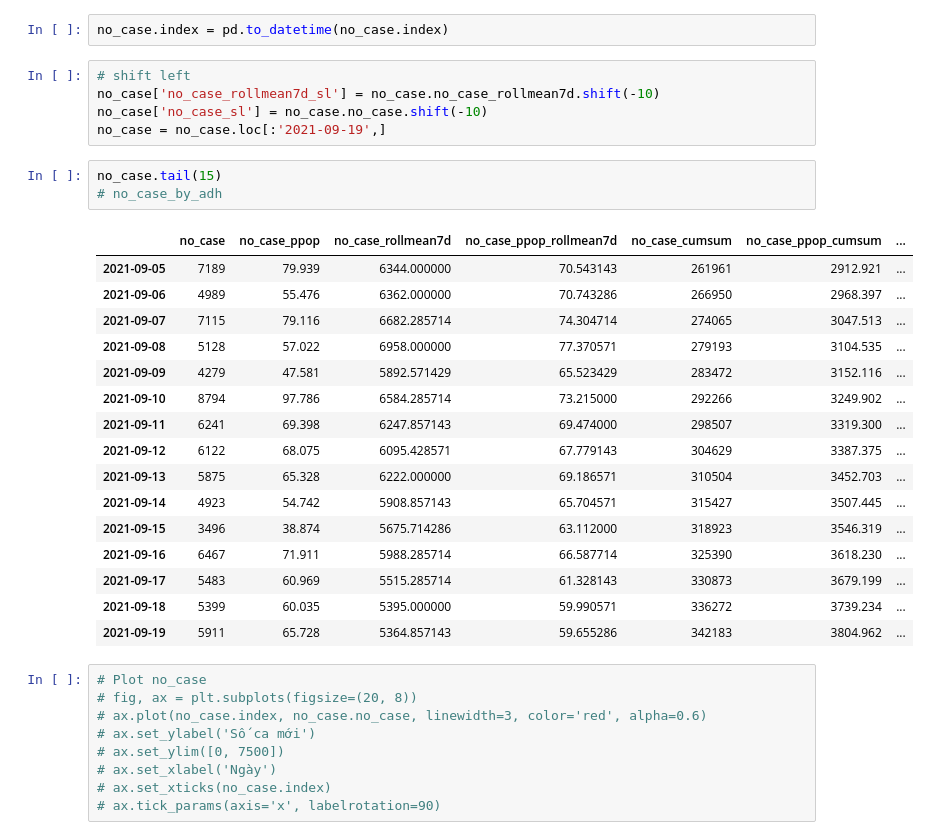
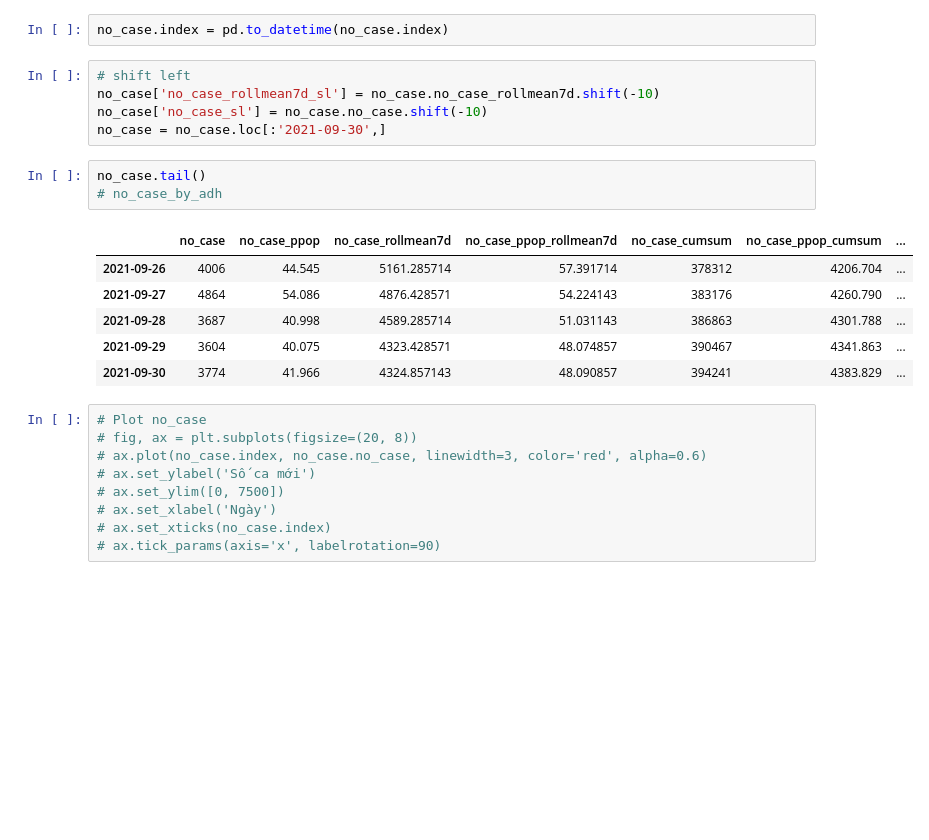
Before and after one commit to pham-k/covid-data-analysis, a Jupyter notebook: notebook/exploratory/pwlf_from_no_case_data.ipynb, the cells around one changed output. Cells and saved outputs as stored; diff of their text form; blank space fills up the shorter version.

```diff
--- a/notebook/exploratory/pwlf_from_no_case_data.ipynb
+++ b/notebook/exploratory/pwlf_from_no_case_data.ipynb
@@ -34,27 +34,17 @@ no_case.index = pd.to_datetime(no_case.index)
 # shift left
 no_case['no_case_rollmean7d_sl'] = no_case.no_case_rollmean7d.shift(-10)
 no_case['no_case_sl'] = no_case.no_case.shift(-10)
-no_case = no_case.loc[:'2021-09-19',]
+no_case = no_case.loc[:'2021-09-30',]
 # %%
-no_case.tail(15)
+no_case.tail()
 # no_case_by_adh
 # %% [output]
 |  | no_case | no_case_ppop | no_case_rollmean7d | no_case_ppop_rollmean7d | no_case_cumsum | no_case_ppop_cumsum | ... |
-| 2021-09-05 | 7189 | 79.939 | 6344.000000 | 70.543143 | 261961 | 2912.921 | ... |
-| 2021-09-06 | 4989 | 55.476 | 6362.000000 | 70.743286 | 266950 | 2968.397 | ... |
-| 2021-09-07 | 7115 | 79.116 | 6682.285714 | 74.304714 | 274065 | 3047.513 | ... |
-| 2021-09-08 | 5128 | 57.022 | 6958.000000 | 77.370571 | 279193 | 3104.535 | ... |
-| 2021-09-09 | 4279 | 47.581 | 5892.571429 | 65.523429 | 283472 | 3152.116 | ... |
-| 2021-09-10 | 8794 | 97.786 | 6584.285714 | 73.215000 | 292266 | 3249.902 | ... |
-| 2021-09-11 | 6241 | 69.398 | 6247.857143 | 69.474000 | 298507 | 3319.300 | ... |
-| 2021-09-12 | 6122 | 68.075 | 6095.428571 | 67.779143 | 304629 | 3387.375 | ... |
-| 2021-09-13 | 5875 | 65.328 | 6222.000000 | 69.186571 | 310504 | 3452.703 | ... |
-| 2021-09-14 | 4923 | 54.742 | 5908.857143 | 65.704571 | 315427 | 3507.445 | ... |
-| 2021-09-15 | 3496 | 38.874 | 5675.714286 | 63.112000 | 318923 | 3546.319 | ... |
-| 2021-09-16 | 6467 | 71.911 | 5988.285714 | 66.587714 | 325390 | 3618.230 | ... |
-| 2021-09-17 | 5483 | 60.969 | 5515.285714 | 61.328143 | 330873 | 3679.199 | ... |
-| 2021-09-18 | 5399 | 60.035 | 5395.000000 | 59.990571 | 336272 | 3739.234 | ... |
-| 2021-09-19 | 5911 | 65.728 | 5364.857143 | 59.655286 | 342183 | 3804.962 | ... |
+| 2021-09-26 | 4006 | 44.545 | 5161.285714 | 57.391714 | 378312 | 4206.704 | ... |
+| 2021-09-27 | 4864 | 54.086 | 4876.428571 | 54.224143 | 383176 | 4260.790 | ... |
+| 2021-09-28 | 3687 | 40.998 | 4589.285714 | 51.031143 | 386863 | 4301.788 | ... |
+| 2021-09-29 | 3604 | 40.075 | 4323.428571 | 48.074857 | 390467 | 4341.863 | ... |
+| 2021-09-30 | 3774 | 41.966 | 4324.857143 | 48.090857 | 394241 | 4383.829 | ... |
 # %%
 # Plot no_case
 # fig, ax = plt.subplots(figsize=(20, 8))
```
Also changed, not shown: parts of 6 cells of this notebook, 22 other files.
